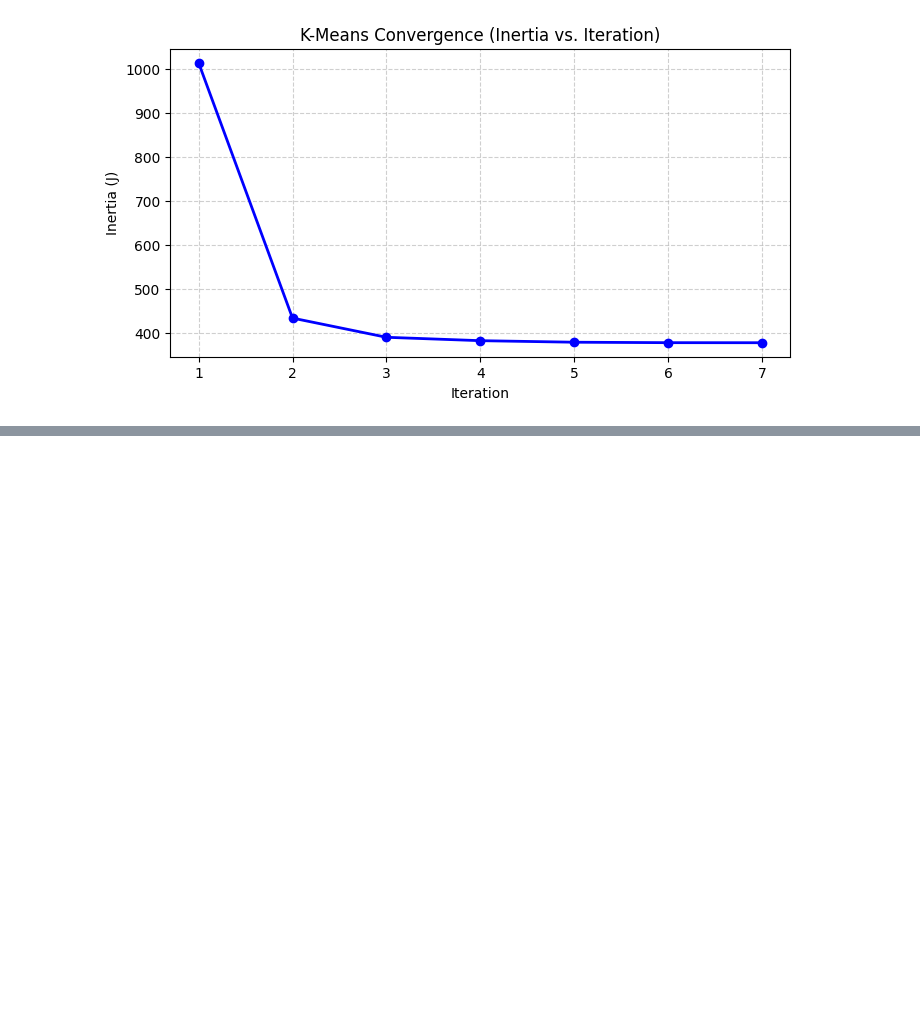
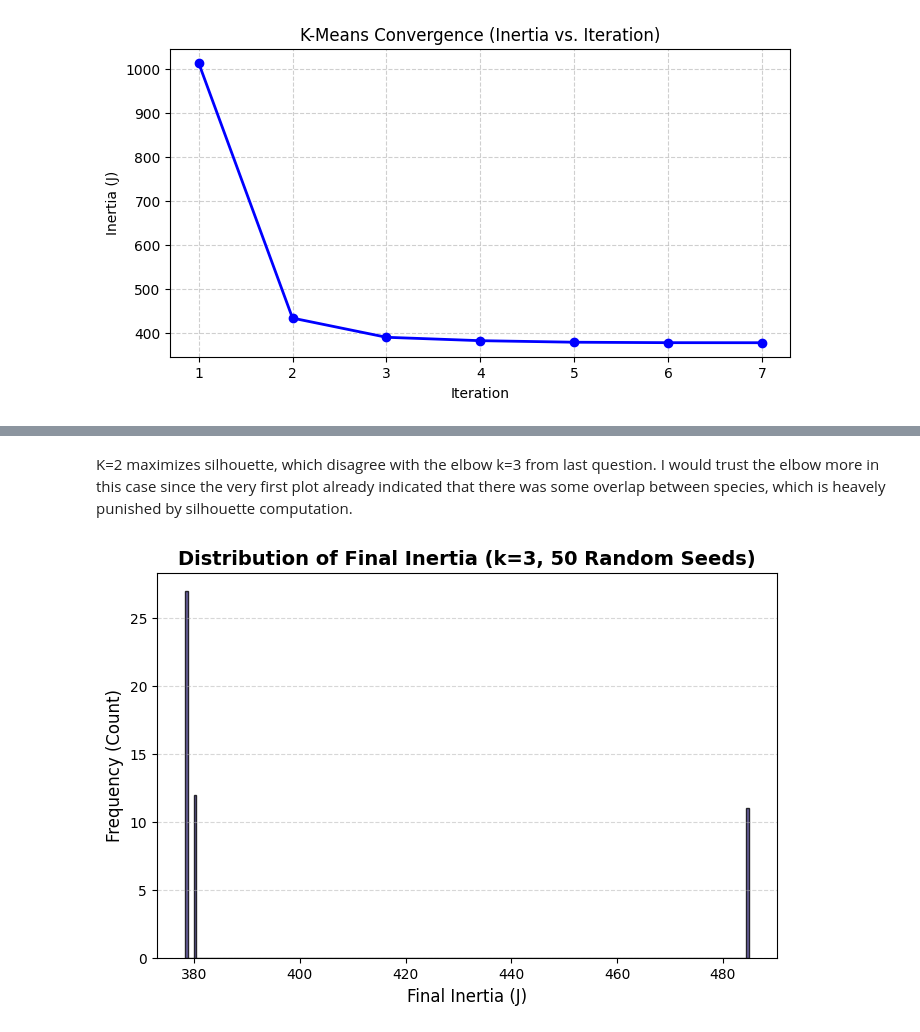
Before and after one commit to Pedro-Langone/EC146, a Jupyter notebook: hw3/hw3_3.ipynb, the cells around one changed output, grey strips where cells are left out. Cells and saved outputs as stored; diff of their text form; code cells hidden in the pictures; blank space fills up the shorter version.

Commit message:
hw 3 Question 3

```diff
--- a/hw3/hw3_3.ipynb
+++ b/hw3/hw3_3.ipynb
@@ -189,0 +330,22 @@ Final Inertia (J): 378.2832
+# %% [markdown]
+K=2 maximizes silhouette, which disagree with the elbow k=3 from last question. I would trust the elbow more in this case since the very first plot already indicated that there was some overlap between species, which is heavely punished by silhouette computation.
+# %%
+# g)
+final_inertias = []
+
+for seed in range(1, 51):
+    centroids, labels, final_inertia, loss_history = kmeans(X_penguins, k=3, seed=seed)
+    final_inertias.append(final_inertia)
+
+plt.figure(figsize=(8, 5))
+
+plt.hist(final_inertias, bins=200, color='darkslateblue', edgecolor='black', alpha=0.8)
+
+plt.title("Distribution of Final Inertia (k=3, 50 Random Seeds)", fontsize=14, fontweight='bold')
+plt.xlabel("Final Inertia (J)", fontsize=12)
+plt.ylabel("Frequency (Count)", fontsize=12)
+plt.grid(True, linestyle='--', alpha=0.5, axis='y')
+
+plt.show()
+# %% [output]
+[figure, added]
```
Also changed, not shown: parts of 13 cells of this notebook.
